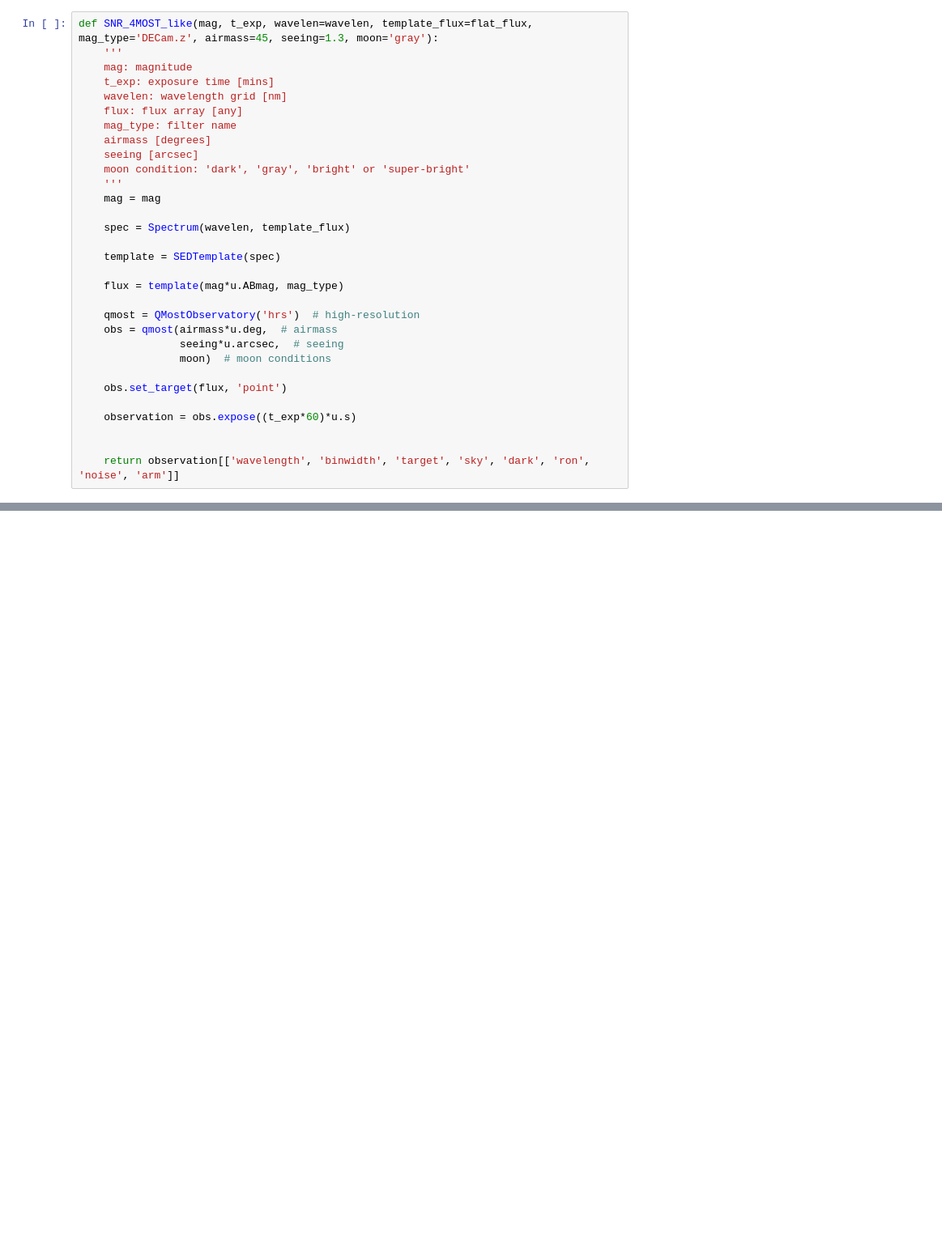
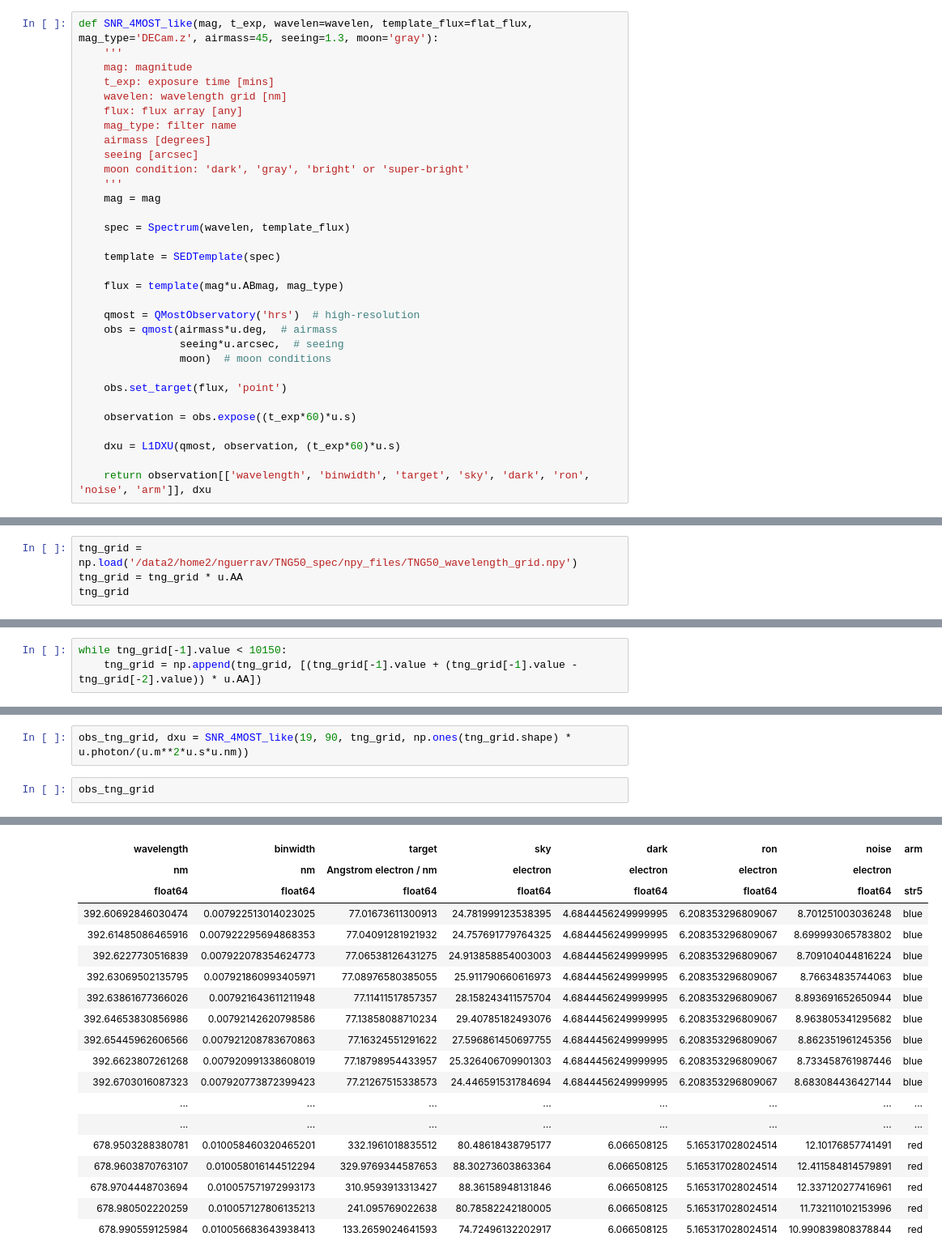
Before and after one commit to NicoGalvarino/simpaqs, a Jupyter notebook: test_ETC.ipynb, the cells around one changed output, grey strips where cells are left out. Shown at 81% size. Cells and saved outputs as stored; diff of their text form; blank space fills up the shorter version.

```diff
--- a/test_ETC.ipynb
+++ b/test_ETC.ipynb
@@ -390,5 +374,6 @@ def SNR_4MOST_like(mag, t_exp, wavelen=wavelen, template_flux=flat_flux, mag_typ
 
     observation = obs.expose((t_exp*60)*u.s)
 
+    dxu = L1DXU(qmost, observation, (t_exp*60)*u.s)
 
-    return observation[['wavelength', 'binwidth', 'target', 'sky', 'dark', 'ron', 'noise', 'arm']]
+    return observation[['wavelength', 'binwidth', 'target', 'sky', 'dark', 'ron', 'noise', 'arm']], dxu
@@ -394,0 +382,4 @@ def SNR_4MOST_like(mag, t_exp, wavelen=wavelen, template_flux=flat_flux, mag_typ
+# %%
+tng_grid = np.load('/data2/home2/nguerrav/TNG50_spec/npy_files/TNG50_wavelength_grid.npy')
+tng_grid = tng_grid * u.AA
+tng_grid
@@ -394,0 +388,3 @@ def SNR_4MOST_like(mag, t_exp, wavelen=wavelen, template_flux=flat_flux, mag_typ
+# %%
+while tng_grid[-1].value < 10150:
+    tng_grid = np.append(tng_grid, [(tng_grid[-1].value + (tng_grid[-1].value - tng_grid[-2].value)) * u.AA])
@@ -394,0 +399,5 @@ def SNR_4MOST_like(mag, t_exp, wavelen=wavelen, template_flux=flat_flux, mag_typ
+# %%
+obs_tng_grid, dxu = SNR_4MOST_like(19, 90, tng_grid, np.ones(tng_grid.shape) * u.photon/(u.m**2*u.s*u.nm))
+# %%
+obs_tng_grid
+# %% [output]
@@ -394,0 +405,19 @@ def SNR_4MOST_like(mag, t_exp, wavelen=wavelen, template_flux=flat_flux, mag_typ
+| wavelength | binwidth | target | sky | dark | ron | noise | arm |
+| nm | nm | Angstrom electron / nm | electron | electron | electron | electron |  |
+| float64 | float64 | float64 | float64 | float64 | float64 | float64 | str5 |
+| 392.60692846030474 | 0.007922513014023025 | 77.01673611300913 | 24.781999123538395 | 4.6844456249999995 | 6.208353296809067 | 8.701251003036248 | blue |
+| 392.61485086465916 | 0.007922295694868353 | 77.04091281921932 | 24.757691779764325 | 4.6844456249999995 | 6.208353296809067 | 8.699993065783802 | blue |
+| 392.6227730516839 | 0.007922078354624773 | 77.06538126431275 | 24.913858854003003 | 4.6844456249999995 | 6.208353296809067 | 8.709104044816224 | blue |
+| 392.63069502135795 | 0.007921860993405971 | 77.08976580385055 | 25.911790660616973 | 4.6844456249999995 | 6.208353296809067 | 8.76634835744063 | blue |
+| 392.63861677366026 | 0.007921643611211948 | 77.11411517857357 | 28.158243411575704 | 4.6844456249999995 | 6.208353296809067 | 8.893691652650944 | blue |
+| 392.64653830856986 | 0.00792142620798586 | 77.13858088710234 | 29.40785182493076 | 4.6844456249999995 | 6.208353296809067 | 8.963805341295682 | blue |
+| 392.65445962606566 | 0.007921208783670863 | 77.16324551291622 | 27.596861450697755 | 4.6844456249999995 | 6.208353296809067 | 8.862351961245356 | blue |
+| 392.6623807261268 | 0.007920991338608019 | 77.18798954433957 | 25.326406709901303 | 4.6844456249999995 | 6.208353296809067 | 8.733458761987446 | blue |
+| 392.6703016087323 | 0.007920773872399423 | 77.21267515338573 | 24.446591531784694 | 4.6844456249999995 | 6.208353296809067 | 8.683084436427144 | blue |
+| ... | ... | ... | ... | ... | ... | ... | ... |
+| ... | ... | ... | ... | ... | ... | ... | ... |
+| 678.9503288380781 | 0.010058460320465201 | 332.1961018835512 | 80.48618438795177 | 6.066508125 | 5.165317028024514 | 12.10176857741491 | red |
+| 678.9603870763107 | 0.010058016144512294 | 329.9769344587653 | 88.30273603863364 | 6.066508125 | 5.165317028024514 | 12.411584814579891 | red |
+| 678.9704448703694 | 0.010057571972993173 | 310.9593913313427 | 88.36158948131846 | 6.066508125 | 5.165317028024514 | 12.337120277416961 | red |
+| 678.980502220259 | 0.010057127806135213 | 241.095769022638 | 80.78582242180005 | 6.066508125 | 5.165317028024514 | 11.732110102153996 | red |
+| 678.990559125984 | 0.010056683643938413 | 133.2659024641593 | 74.72496132202917 | 6.066508125 | 5.165317028024514 | 10.990839808378844 | red |
```
Also changed, not shown: parts of 12 cells of this notebook, 4 other files.
